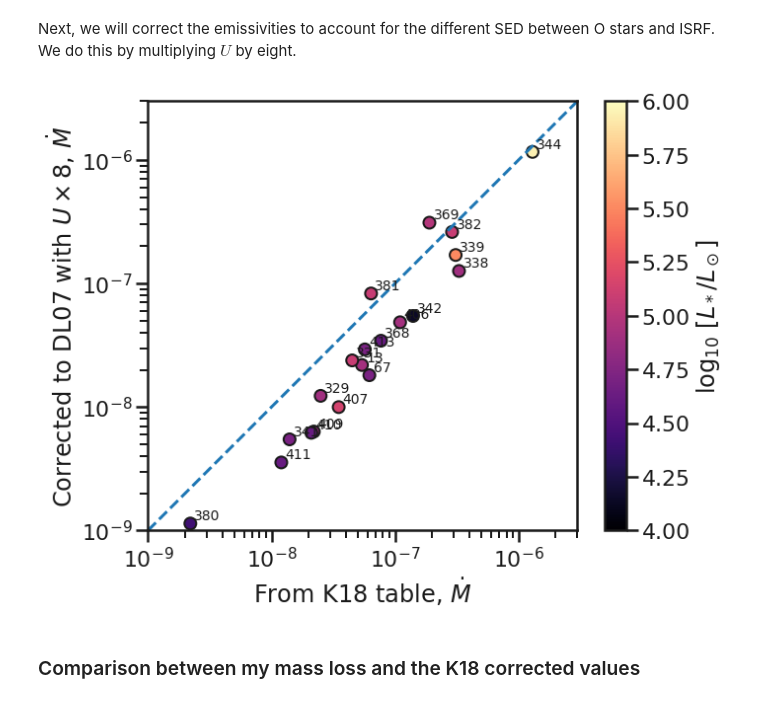
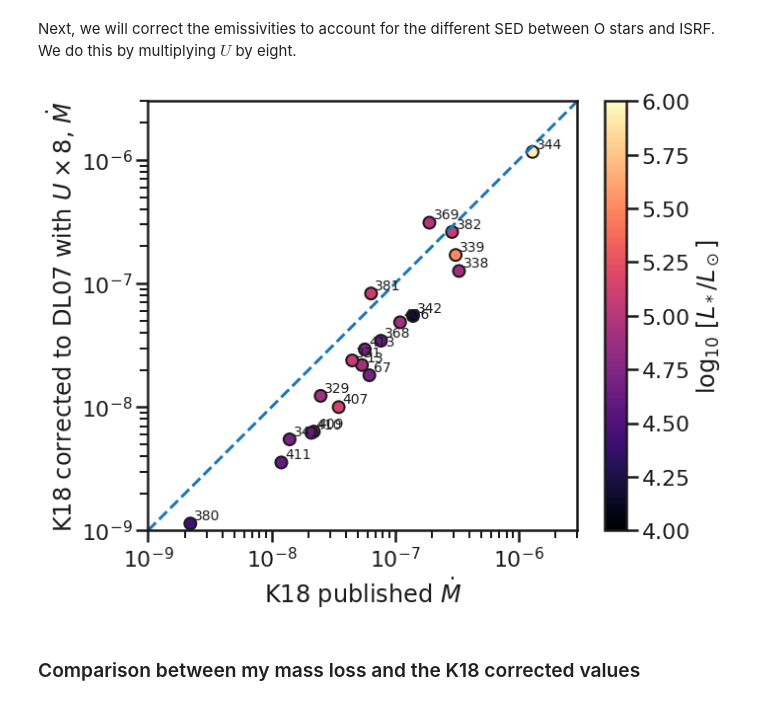
Before and after one commit to div-B-equals-0/dust-wave-case-studies, a Jupyter notebook: Kobulnicky-samples.ipynb, the cells around one changed output. Cells and saved outputs as stored; diff of their text form; code cells hidden in the pictures.

```diff
--- a/Kobulnicky-samples.ipynb
+++ b/Kobulnicky-samples.ipynb
@@ -1075,28 +1071,28 @@ k18tab['Mdot4'] = 1.67e-28*k18tab['R_0,as']**2 * k18tab['D'] * k18tab['Va']**2 *
 # %%
 fig, ax = plt.subplots(figsize=(10, 8))
 xx, yy = k18tab['Mdot'], k18tab['Mdot4']
 c = ax.scatter(xx, yy,
                c=4.0 + np.log10(k18tab['Lum.']), cmap='magma', vmin=4.0, vmax=6.0,
                edgecolors='k', alpha=1.0)
 fig.colorbar(c, ax=ax).set_label(r'$\log_{10}\ \left[L_* / L_\odot \right]$')
 for id_, x, y in zip(k18tab['ID'], xx, yy):
     ax.annotate(
         str(id_), (x, y), fontsize='xx-small',
         xytext=(4,4), textcoords='offset points',
                )
 fmin, fmax = 1e-9, 3e-6
 ax.plot([fmin, fmax], [fmin, fmax], ls='--')
 ax.set(
     xscale='log', yscale='log',
     xlim=[fmin, fmax], ylim=[fmin, fmax],
-    xlabel=r'From K18 table, $\dot M$',
-    ylabel=r'Corrected to DL07 with $U \times 8$, $\dot M$',
+    xlabel=r'K18 published $\dot M$',
+    ylabel=r'K18 corrected to DL07 with $U \times 8$, $\dot M$',
 )
 ax.set_aspect('equal')
 fig.savefig('K18-mdot-Ux8-comparison.pdf')
 None
 # %% [output]
-[figure, old version]
+[figure, new version]
 # %% [markdown]
 ### Comparison between my mass loss and the K18 corrected values
 # %%
```
Also changed, not shown: parts of 12 cells of this notebook, 16 other files.
